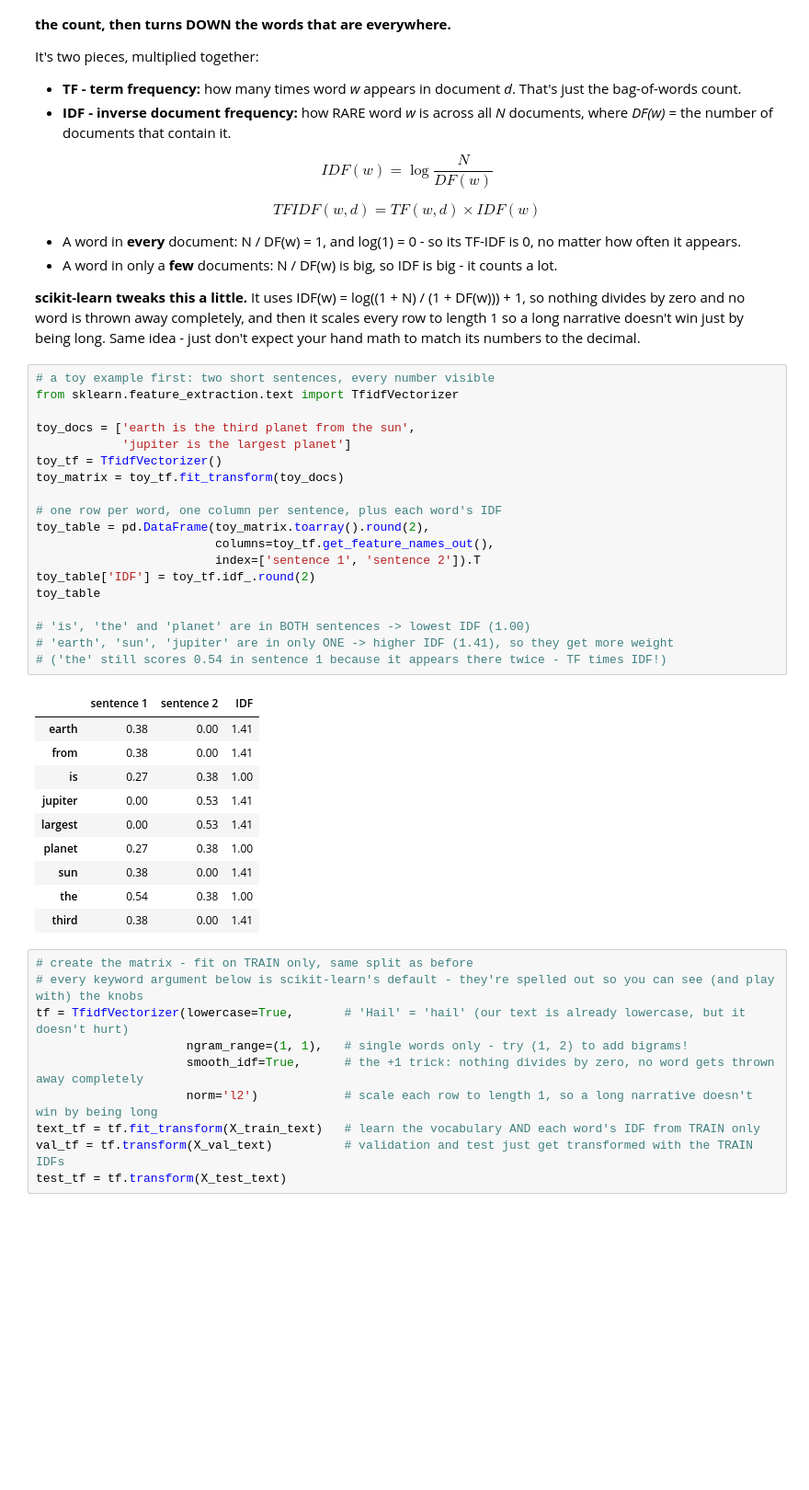
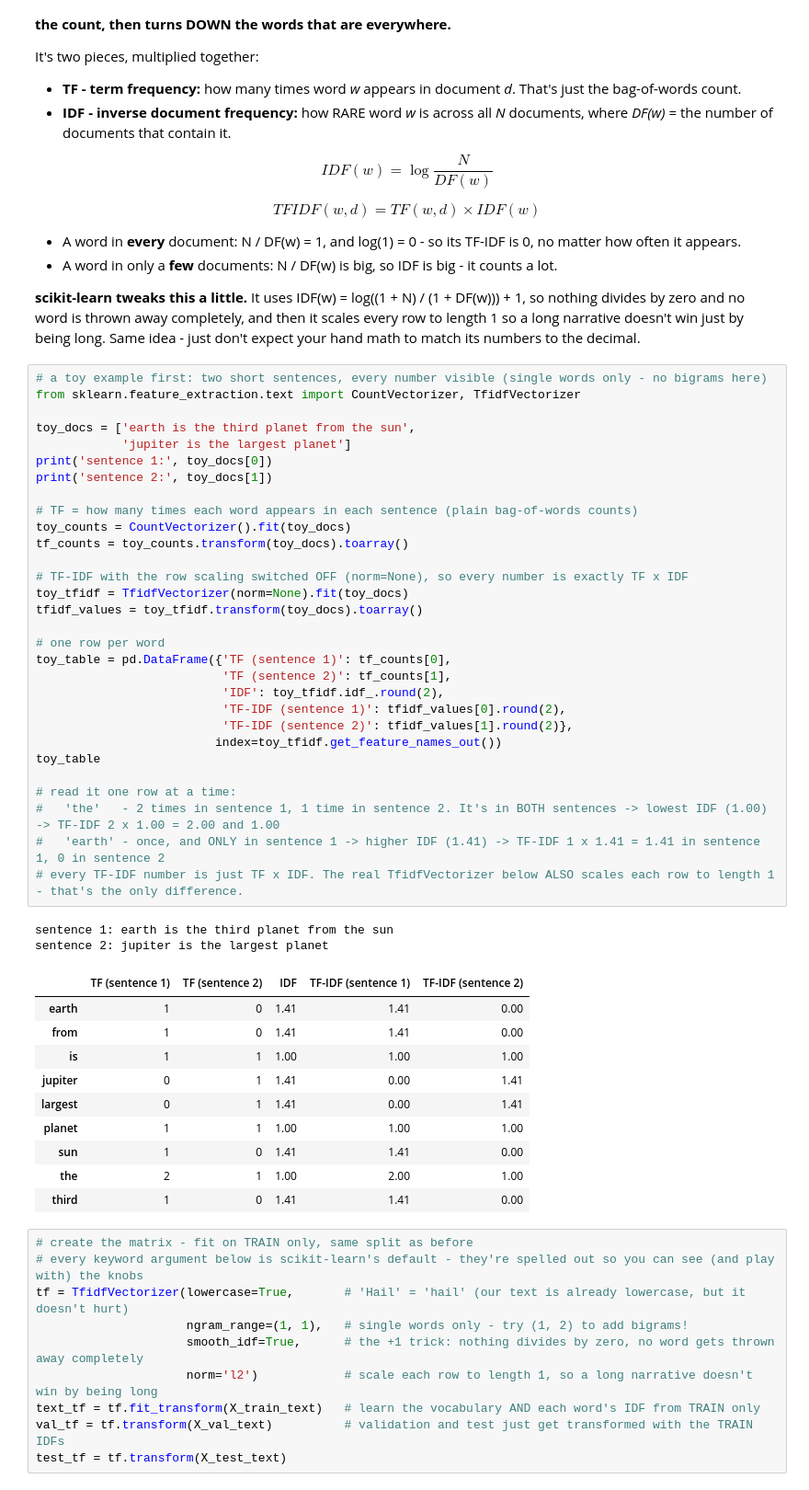
Before and after one commit to drdave-teaching/OPIM5509Files, a Jupyter notebook: OPIM5509_Module5_Files/notebooks/EDA_ML_Storms.ipynb, the cells around one changed output. Shown at 92% size. Cells and saved outputs as stored; diff of their text form; blank space fills up the shorter version.

```diff
--- a/OPIM5509_Module5_Files/notebooks/EDA_ML_Storms.ipynb
+++ b/OPIM5509_Module5_Files/notebooks/EDA_ML_Storms.ipynb
@@ -1092,36 +1092,49 @@ $$TFIDF(w, d) = TF(w, d) \times IDF(w)$$
 * A word in only a **few** documents: N / DF(w) is big, so IDF is big - it counts a lot.
 
 **scikit-learn tweaks this a little.** It uses IDF(w) = log((1 + N) / (1 + DF(w))) + 1, so nothing divides by zero and no word is thrown away completely, and then it scales every row to length 1 so a long narrative doesn't win just by being long. Same idea - just don't expect your hand math to match its numbers to the decimal.
-# %%
-# a toy example first: two short sentences, every number visible
-from sklearn.feature_extraction.text import TfidfVectorizer
-
-toy_docs = ['earth is the third planet from the sun',
-            'jupiter is the largest planet']
-toy_tf = TfidfVectorizer()
-toy_matrix = toy_tf.fit_transform(toy_docs)
-
-# one row per word, one column per sentence, plus each word's IDF
-toy_table = pd.DataFrame(toy_matrix.toarray().round(2),
-                         columns=toy_tf.get_feature_names_out(),
-                         index=['sentence 1', 'sentence 2']).T
-toy_table['IDF'] = toy_tf.idf_.round(2)
-toy_table
-
-# 'is', 'the' and 'planet' are in BOTH sentences -> lowest IDF (1.00)
-# 'earth', 'sun', 'jupiter' are in only ONE -> higher IDF (1.41), so they get more weight
-# ('the' still scores 0.54 in sentence 1 because it appears there twice - TF times IDF!)
-# %% [output]
-|  | sentence 1 | sentence 2 | IDF |
-| earth | 0.38 | 0.00 | 1.41 |
-| from | 0.38 | 0.00 | 1.41 |
-| is | 0.27 | 0.38 | 1.00 |
-| jupiter | 0.00 | 0.53 | 1.41 |
-| largest | 0.00 | 0.53 | 1.41 |
-| planet | 0.27 | 0.38 | 1.00 |
-| sun | 0.38 | 0.00 | 1.41 |
-| the | 0.54 | 0.38 | 1.00 |
-| third | 0.38 | 0.00 | 1.41 |
+# %%
+# a toy example first: two short sentences, every number visible (single words only - no bigrams here)
+from sklearn.feature_extraction.text import CountVectorizer, TfidfVectorizer
+
+toy_docs = ['earth is the third planet from the sun',
+            'jupiter is the largest planet']
+print('sentence 1:', toy_docs[0])
+print('sentence 2:', toy_docs[1])
+
+# TF = how many times each word appears in each sentence (plain bag-of-words counts)
+toy_counts = CountVectorizer().fit(toy_docs)
+tf_counts = toy_counts.transform(toy_docs).toarray()
+
+# TF-IDF with the row scaling switched OFF (norm=None), so every number is exactly TF x IDF
+toy_tfidf = TfidfVectorizer(norm=None).fit(toy_docs)
+tfidf_values = toy_tfidf.transform(toy_docs).toarray()
+
+# one row per word
+toy_table = pd.DataFrame({'TF (sentence 1)': tf_counts[0],
+                          'TF (sentence 2)': tf_counts[1],
+                          'IDF': toy_tfidf.idf_.round(2),
+                          'TF-IDF (sentence 1)': tfidf_values[0].round(2),
+                          'TF-IDF (sentence 2)': tfidf_values[1].round(2)},
+                         index=toy_tfidf.get_feature_names_out())
+toy_table
+
+# read it one row at a time:
+#   'the'   - 2 times in sentence 1, 1 time in sentence 2. It's in BOTH sentences -> lowest IDF (1.00) -> TF-IDF 2 x 1.00 = 2.00 and 1.00
+#   'earth' - once, and ONLY in sentence 1 -> higher IDF (1.41) -> TF-IDF 1 x 1.41 = 1.41 in sentence 1, 0 in sentence 2
+# every TF-IDF number is just TF x IDF. The real TfidfVectorizer below ALSO scales each row to length 1 - that's the only difference.
+# %% [output]
+sentence 1: earth is the third planet from the sun
+sentence 2: jupiter is the largest planet
+|  | TF (sentence 1) | TF (sentence 2) | IDF | TF-IDF (sentence 1) | TF-IDF (sentence 2) |
+| earth | 1 | 0 | 1.41 | 1.41 | 0.00 |
+| from | 1 | 0 | 1.41 | 1.41 | 0.00 |
+| is | 1 | 1 | 1.00 | 1.00 | 1.00 |
+| jupiter | 0 | 1 | 1.41 | 0.00 | 1.41 |
+| largest | 0 | 1 | 1.41 | 0.00 | 1.41 |
+| planet | 1 | 1 | 1.00 | 1.00 | 1.00 |
+| sun | 1 | 0 | 1.41 | 1.41 | 0.00 |
+| the | 2 | 1 | 1.00 | 2.00 | 1.00 |
+| third | 1 | 0 | 1.41 | 1.41 | 0.00 |
 # %%
 # create the matrix - fit on TRAIN only, same split as before
 # every keyword argument below is scikit-learn's default - they're spelled out so you can see (and play with) the knobs
```
Also changed, not shown: parts of 5 cells of this notebook.
